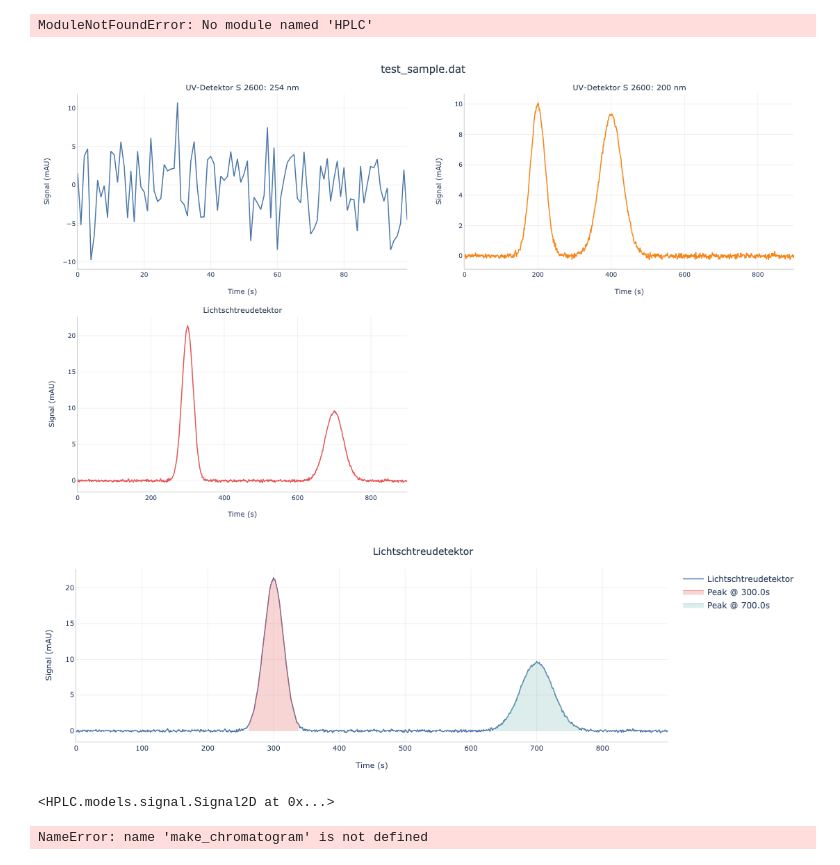
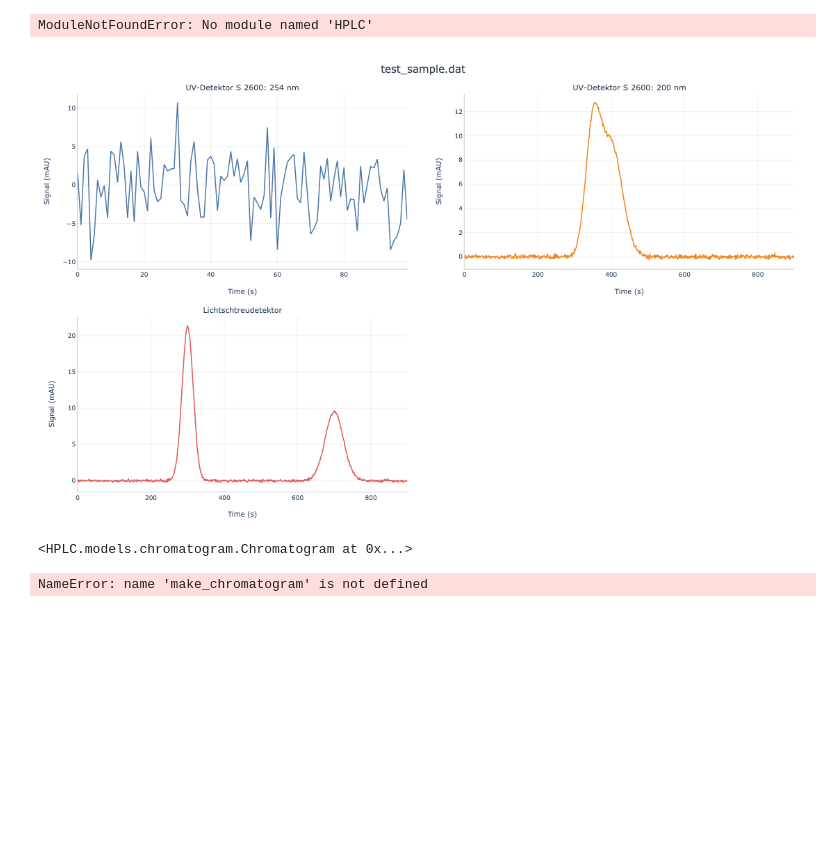
Before and after one commit to eric-gemmell/HPLC, a Jupyter notebook: examples/basic_usage.ipynb, the cells around one changed output. Saved outputs shown, nothing was run; the diff lists cells and outputs as text; code cells hidden in the pictures; blank space fills up the shorter version.

```diff
--- a/examples/basic_usage.ipynb
+++ b/examples/basic_usage.ipynb
@@ -21,38 +21,37 @@ ModuleNotFoundError: No module named 'HPLC'
 # %%
 import HPLC
 import numpy as np
 import numpy as np
 from scipy.special import erf
 from HPLC.models.signal import Signal2D
 from HPLC.models.chromatogram import Chromatogram
 from HPLC.testing.mock_generators import make_raw_signal, make_signal2d, expected_peak_properties, make_chromatogram
 
 DIFFICULT_PEAKS = [
     {"mu": 800, "amplitude": 80,  "sigma": 8,  "alpha": -10.0},  # extreme fronting
     {"mu": 200, "amplitude": 100, "sigma": 12, "alpha": 0.0},    # symmetric
     {"mu": 350, "amplitude": 60,  "sigma": 12, "alpha": 5.0},    # tailing
     {"mu": 480, "amplitude": 90,  "sigma": 12, "alpha": 3.0},    # mild tailing
 ]
 NOISE = 0
 DURATION = 1200
 
 # make_signal2d(DIFFICULT_PEAKS, noise_scale=NOISE, duration=1200).display()
 
 make_chromatogram({
         "UV-Detektor S 2600: 254 nm": {"peaks": [], "noise_scale": 5, "duration":100},
         "UV-Detektor S 2600: 200 nm": {"peaks": [
-            {"mu": 200, "amplitude": 500, "sigma": 20, "alpha": 0.0},
+            {"mu": 350, "amplitude": 500, "sigma": 20, "alpha": 0.0},
             {"mu": 400, "amplitude": 700, "sigma": 30, "alpha": 0.0},
         ]},
         "Lichtschtreudetektor": {"peaks": [
             {"mu": 300, "amplitude": 800, "sigma": 15, "alpha": 0.0},
             {"mu": 700, "amplitude": 600, "sigma": 25, "alpha": 0.0},
         ]},
-    }).display().detect_peaks().signals["Lichtschtreudetektor"].display()
+    }).display().detect_peaks()
 # %% [output]
-[figure, old version]
+[figure, new version]
-[figure, removed]
-<HPLC.models.signal.Signal2D at 0x...>
+<HPLC.models.chromatogram.Chromatogram at 0x...>
 # %%
 make_chromatogram({
         "UV-Detektor S 2600: 254 nm": {"peaks": [], "noise_scale": 5},
```
Also changed, not shown: parts of 3 cells of this notebook, 46 other files.
